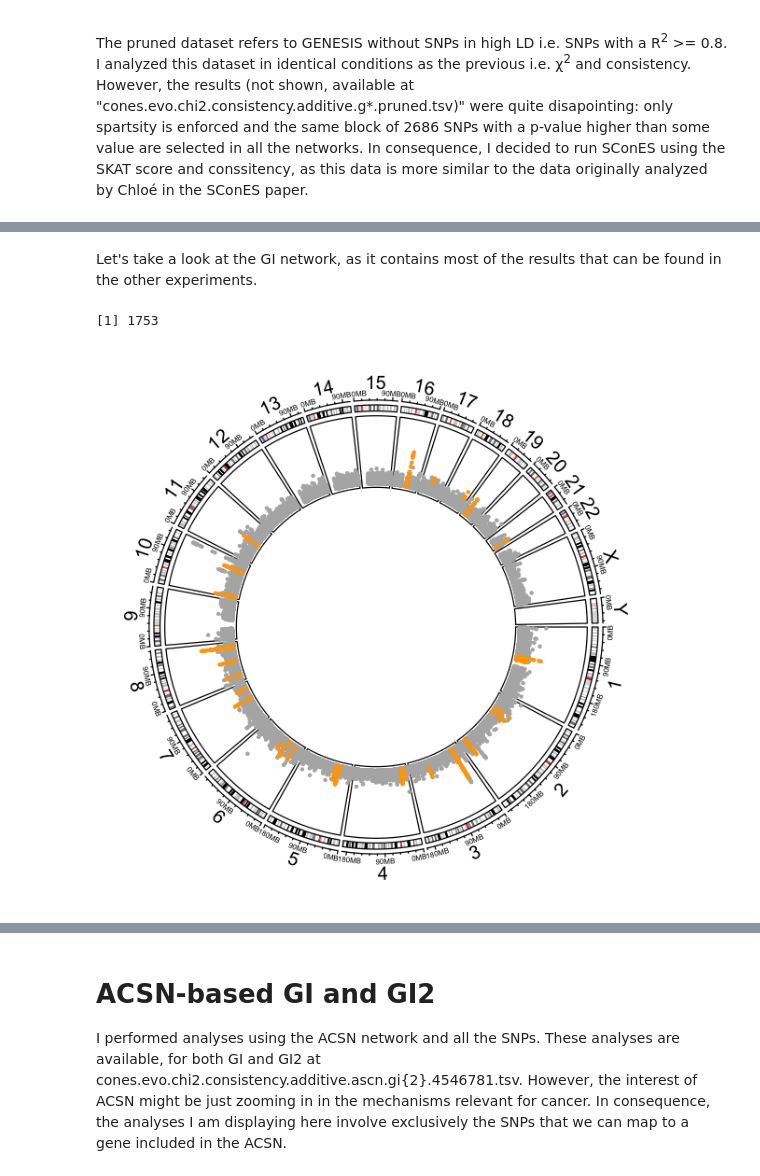
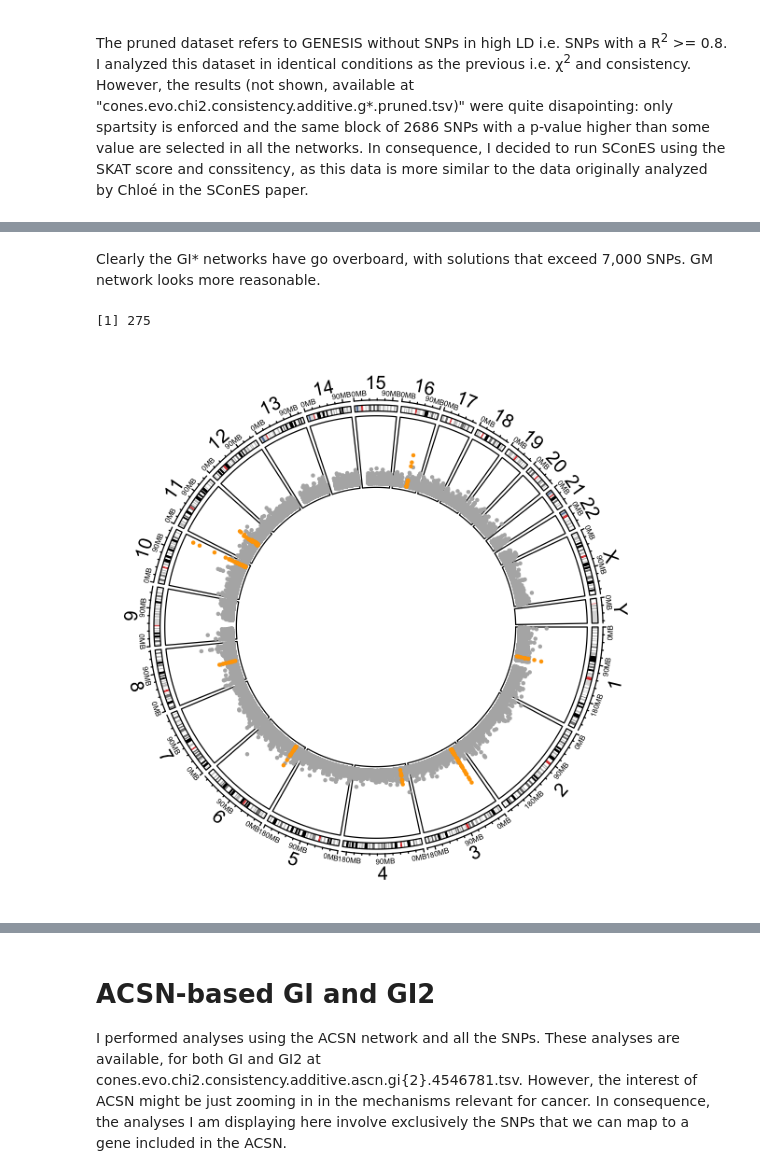
Before and after one commit to hclimente/genewa, a Jupyter notebook: results/genesis/additive_analysis.ipynb, the cells around one changed output, grey strips where cells are left out. Cells and saved outputs as stored; diff of their text form; code cells hidden in the pictures.

```diff
--- a/results/genesis/additive_analysis.ipynb
+++ b/results/genesis/additive_analysis.ipynb
@@ -488,10 +489,10 @@ consistency(GS = gs_pruned, GM = gm_pruned, GI = gi_pruned, GI_2 = gi2_pruned)
-# %% [markdown]
-Let's take a look at the GI network, as it contains most of the results that can be found in the other experiments.
+# %% [markdown]
+Clearly the GI\* networks have go overboard, with solutions that exceed 7,000 SNPs. GM network looks more reasonable.
 # %%
-sum(gi_pruned$selected)
+sum(gm_pruned$selected)
 options(repr.plot.width=5, repr.plot.height=5)
-plot_ideogram(gi_pruned)
+plot_ideogram(gm_pruned)
 # %% [output]
-[1] 1753
+[1] 275
-[figure, old version]
+[figure, new version]
 # %%
```
Also changed, not shown: parts of 13 cells of this notebook.
